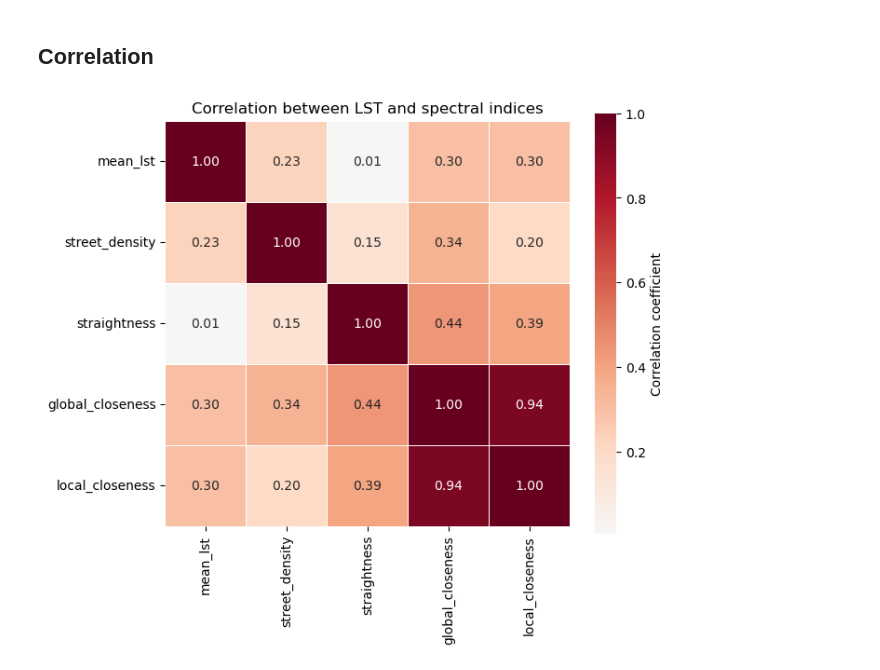
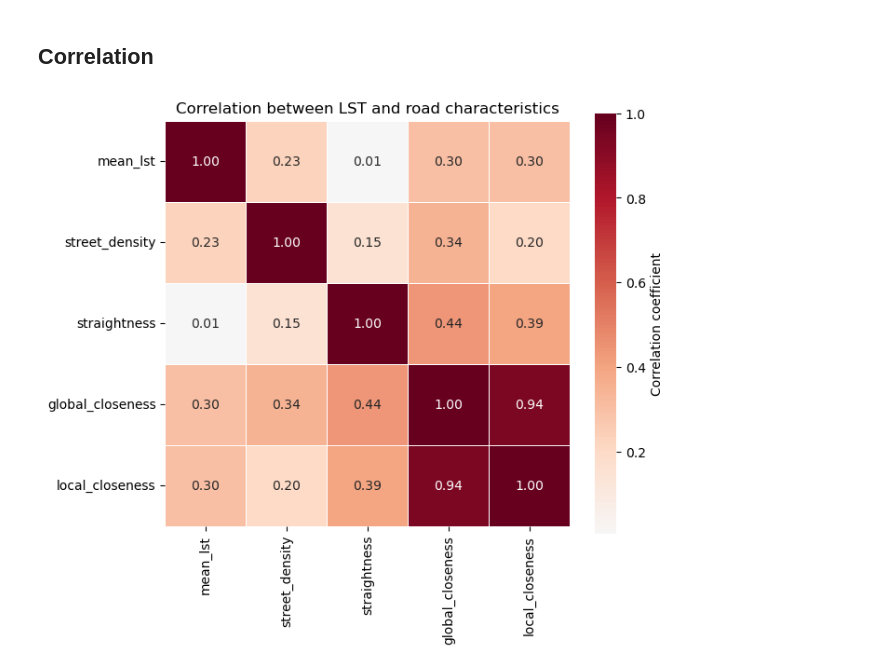
Before and after one commit to EllenB/lstroad2, a Jupyter notebook: notebooks/05_merging_lst_band_10_road_chennai.ipynb, the cells around one changed output. Drawn from its saved outputs; the diff is of its cells as text; code cells hidden in the pictures.

```diff
--- a/notebooks/05_merging_lst_band_10_road_chennai.ipynb
+++ b/notebooks/05_merging_lst_band_10_road_chennai.ipynb
@@ -607,21 +607,21 @@ corr = vars_df.corr(method="pearson")
 # %%
 corr_path_indices = IMAGES_DIR / 'corr_road_chennai.png'
 plt.figure(figsize=(7, 6))
 
 sns.heatmap(
     corr,
     annot=True,
     fmt=".2f",
     cmap="RdBu_r",
     center=0,
     square=True,
     linewidths=0.5,
     cbar_kws={"label": "Correlation coefficient"}
 )
 
-plt.title("Correlation between LST and spectral indices")
+plt.title("Correlation between LST and road characteristics")
 plt.tight_layout()
 plt.savefig(corr_path_indices, dpi=300, bbox_inches="tight")
 plt.show()
 # %% [output]
-[figure, old version]
+[figure, new version]
```
Also changed, not shown: parts of 4 cells of this notebook, 1 other file.
